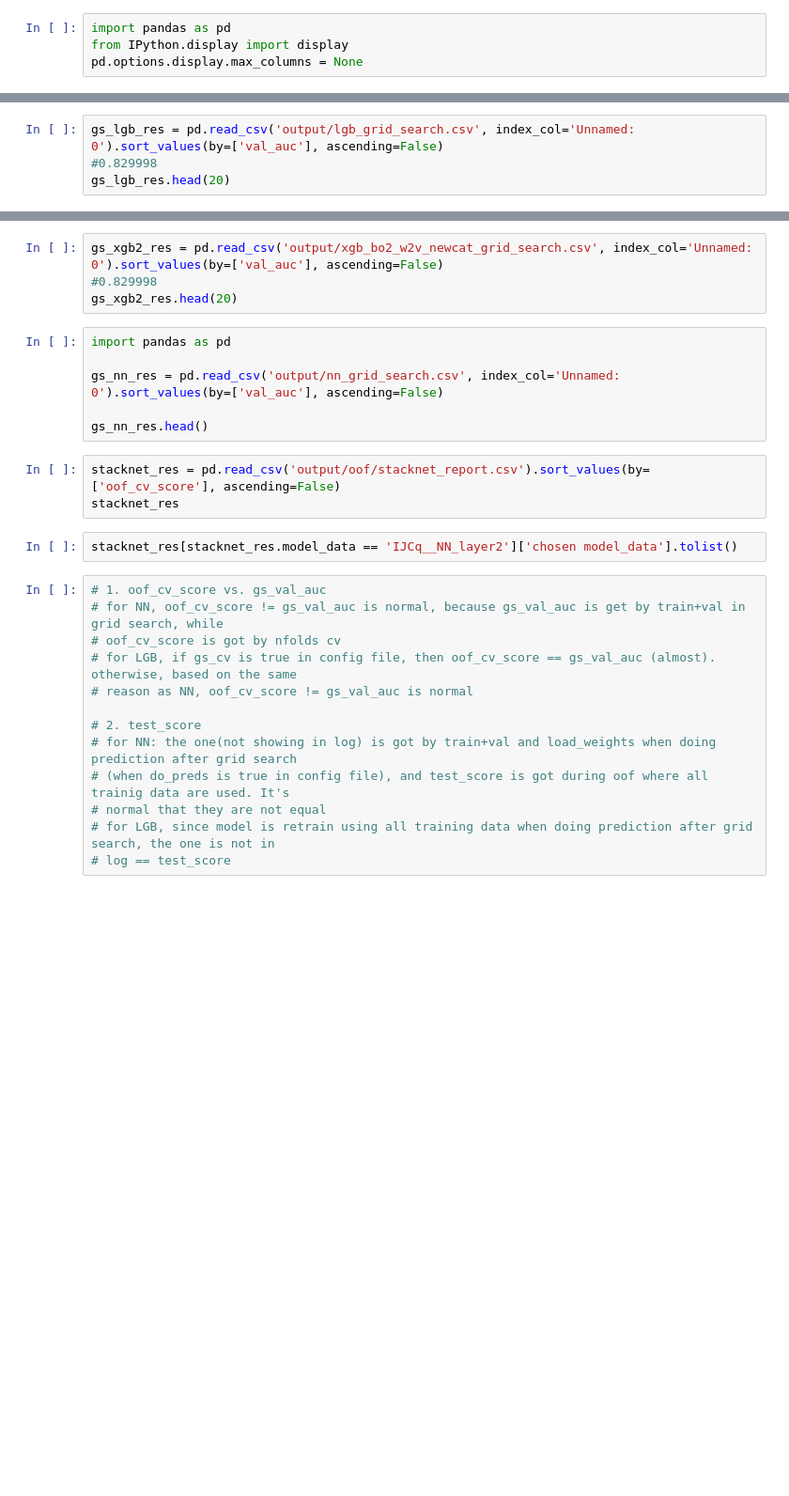
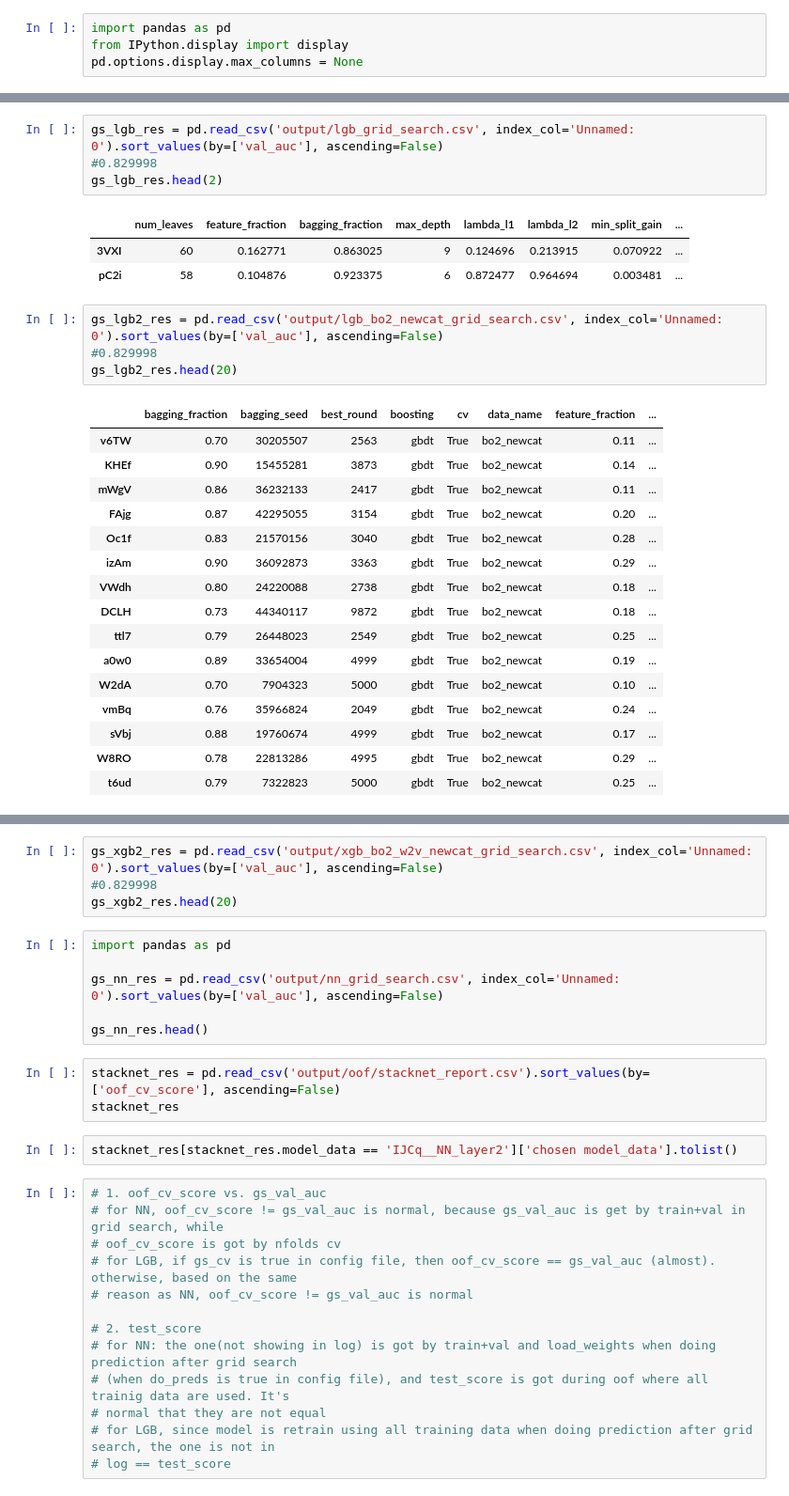
Before and after one commit to wluo-personal/AlphaBoosting, a Jupyter notebook: automl/automl_app/project_home_credit/show_gs_result.ipynb, the cells around one changed output, grey strips where cells are left out. Shown at 94% size. Cells and saved outputs as stored; diff of their text form; blank space fills up the shorter version.

```diff
--- a/automl/automl_app/project_home_credit/show_gs_result.ipynb
+++ b/automl/automl_app/project_home_credit/show_gs_result.ipynb
@@ -11,4 +20,29 @@ for filename in listdir('output'):
 # %%
 gs_lgb_res = pd.read_csv('output/lgb_grid_search.csv', index_col='Unnamed: 0').sort_values(by=['val_auc'], ascending=False)
 #0.829998
-gs_lgb_res.head(20)
+gs_lgb_res.head(2)
+# %% [output]
+|  | num_leaves | feature_fraction | bagging_fraction | max_depth | lambda_l1 | lambda_l2 | min_split_gain | ... |
+| 3VXI | 60 | 0.162771 | 0.863025 | 9 | 0.124696 | 0.213915 | 0.070922 | ... |
+| pC2i | 58 | 0.104876 | 0.923375 | 6 | 0.872477 | 0.964694 | 0.003481 | ... |
+# %%
+gs_lgb2_res = pd.read_csv('output/lgb_bo2_newcat_grid_search.csv', index_col='Unnamed: 0').sort_values(by=['val_auc'], ascending=False)
+#0.829998
+gs_lgb2_res.head(20)
+# %% [output]
+|  | bagging_fraction | bagging_seed | best_round | boosting | cv | data_name | feature_fraction | ... |
+| v6TW | 0.70 | 30205507 | 2563 | gbdt | True | bo2_newcat | 0.11 | ... |
+| KHEf | 0.90 | 15455281 | 3873 | gbdt | True | bo2_newcat | 0.14 | ... |
+| mWgV | 0.86 | 36232133 | 2417 | gbdt | True | bo2_newcat | 0.11 | ... |
+| FAjg | 0.87 | 42295055 | 3154 | gbdt | True | bo2_newcat | 0.20 | ... |
+| Oc1f | 0.83 | 21570156 | 3040 | gbdt | True | bo2_newcat | 0.28 | ... |
+| izAm | 0.90 | 36092873 | 3363 | gbdt | True | bo2_newcat | 0.29 | ... |
+| VWdh | 0.80 | 24220088 | 2738 | gbdt | True | bo2_newcat | 0.18 | ... |
+| DCLH | 0.73 | 44340117 | 9872 | gbdt | True | bo2_newcat | 0.18 | ... |
+| ttl7 | 0.79 | 26448023 | 2549 | gbdt | True | bo2_newcat | 0.25 | ... |
+| a0w0 | 0.89 | 33654004 | 4999 | gbdt | True | bo2_newcat | 0.19 | ... |
+| W2dA | 0.70 | 7904323 | 5000 | gbdt | True | bo2_newcat | 0.10 | ... |
+| vmBq | 0.76 | 35966824 | 2049 | gbdt | True | bo2_newcat | 0.24 | ... |
+| sVbj | 0.88 | 19760674 | 4999 | gbdt | True | bo2_newcat | 0.17 | ... |
+| W8RO | 0.78 | 22813286 | 4995 | gbdt | True | bo2_newcat | 0.29 | ... |
+| t6ud | 0.79 | 7322823 | 5000 | gbdt | True | bo2_newcat | 0.25 | ... |
```
Also changed, not shown: parts of 7 cells of this notebook, 14 other files.
